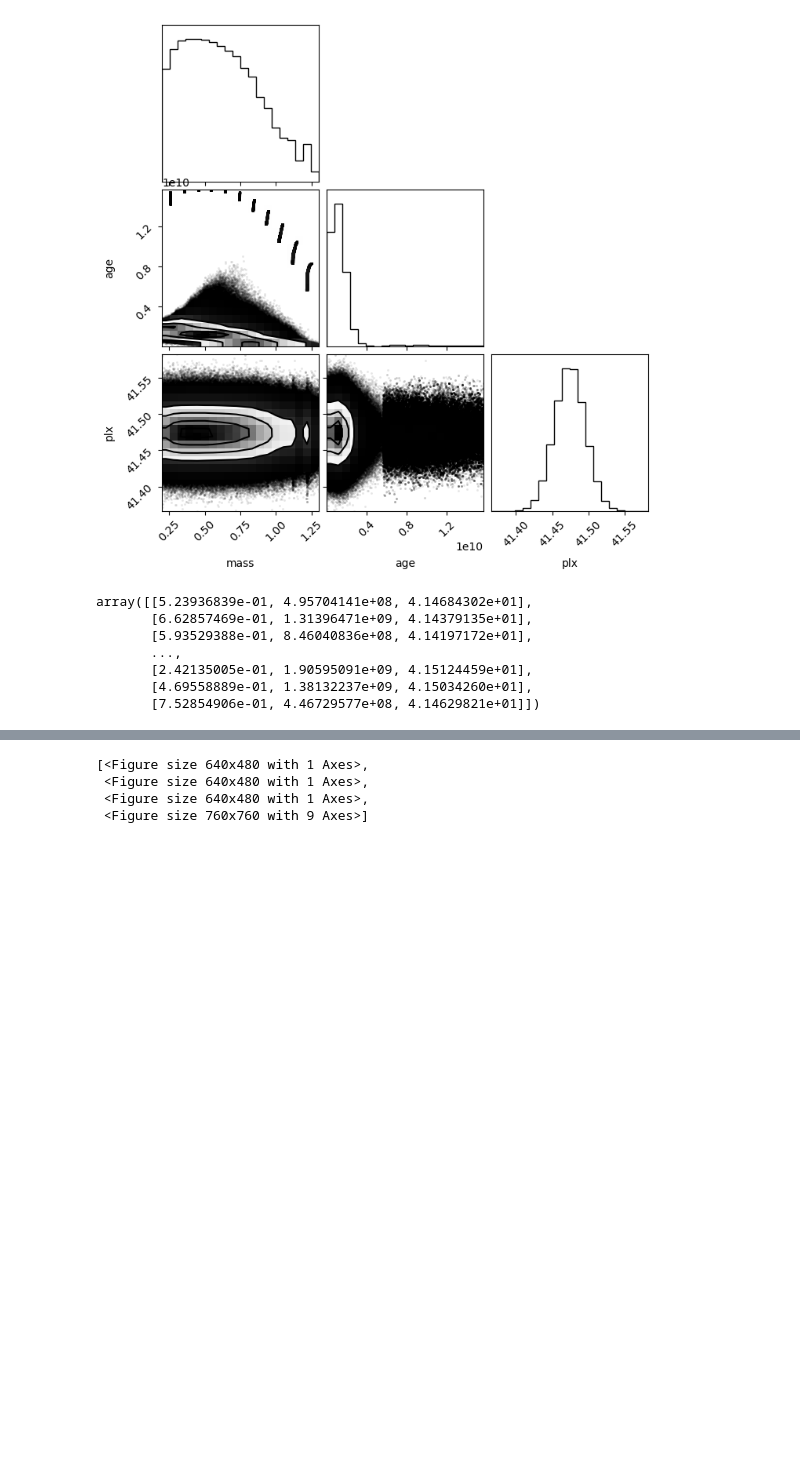
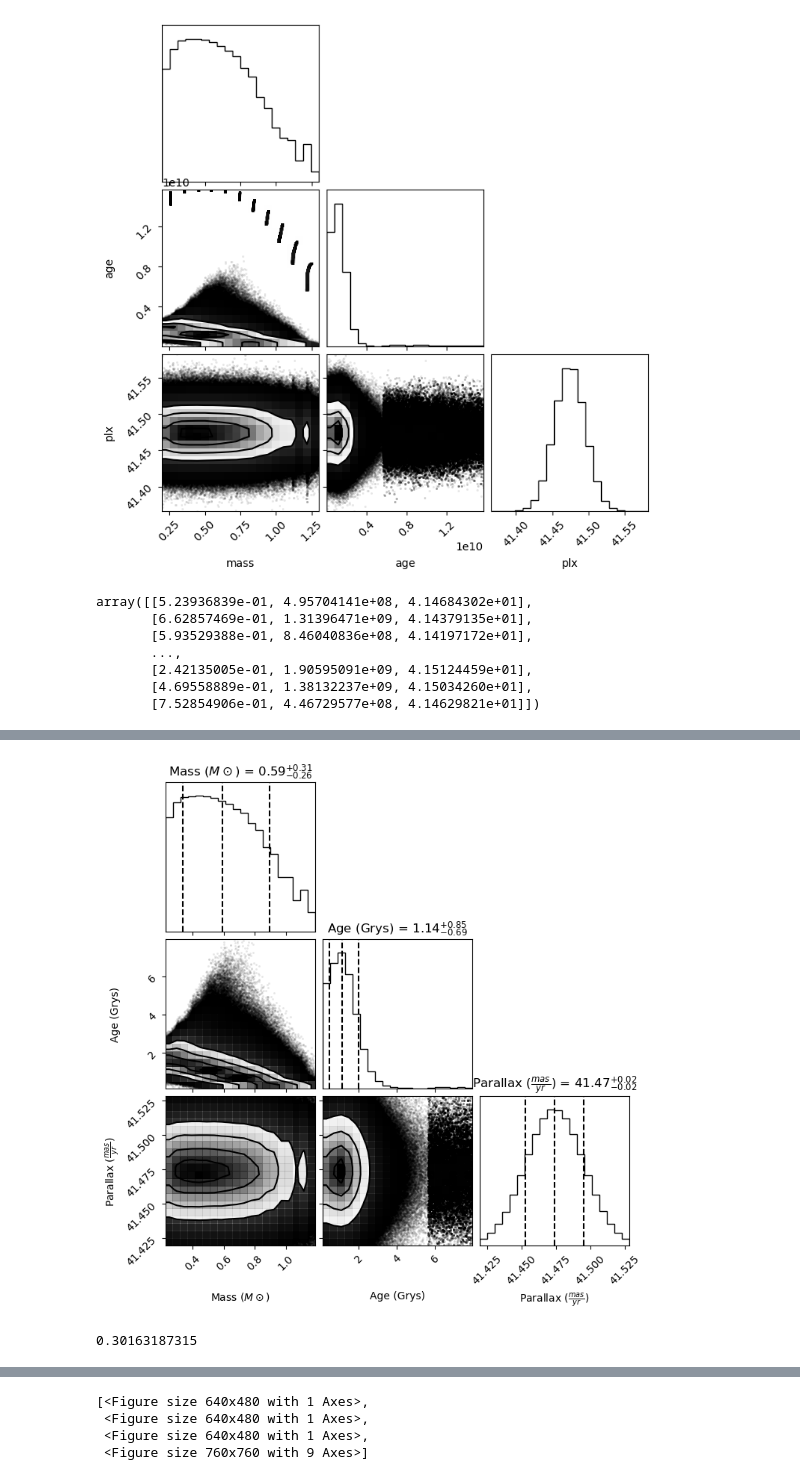
Before and after one commit to ziyyadali/COOLution, a Jupyter notebook: real_data.ipynb, the cells around one changed output, grey strips where cells are left out. Drawn from its saved outputs; the diff is of its cells as text; code cells hidden in the pictures; blank space fills up the shorter version.

```diff
--- a/real_data.ipynb
+++ b/real_data.ipynb
@@ -63,3 +63,20 @@ array([[5.23936839e-01, 4.95704141e+08, 4.14684302e+01],
        [2.42135005e-01, 1.90595091e+09, 4.15124459e+01],
        [4.69558889e-01, 1.38132237e+09, 4.15034260e+01],
        [7.52854906e-01, 4.46729577e+08, 4.14629821e+01]])
+# %%
+# removed brun-in
+flatchain = np.copy(res.post)
+total_samples, n_params = flatchain.shape
+n_steps = np.int(total_samples/200)
+
+# Reshape it to (nwalkers, nsteps, nparams)
+chn = flatchain.reshape((200, n_steps, n_params))
+
+chopped_chain = chn[:, 10000:n_steps, :]
+n_chopped_steps = n_steps - 10000
+
+flat_chopped_chain = chopped_chain.reshape(200*n_chopped_steps, n_params)
+flat_chopped_chain[:,1] *= 1e-9
+
+flat_chopped_chain[:,:2]
+#, r"Parallax ($\frac{mas}{yr}$)"
@@ -66 +93,9 @@ array([[5.23936839e-01, 4.95704141e+08, 4.14684302e+01],
+# %%
+figure = corner(flat_chopped_chain, labels=[r"Mass ($M\odot$)", r"Age (Grys)", r"Parallax ($\frac{mas}{yr}$)"], quantiles=[0.16,0.5,0.84], show_titles=True, range=[0.95, 0.95,0.99])
+# %% [output]
+[figure, added]
+# %%
+301631873.15 * 1e-9
+# %% [output]
+0.30163187315
 # %%
```
Also changed, not shown: parts of 2 cells of this notebook, 2 other files.
